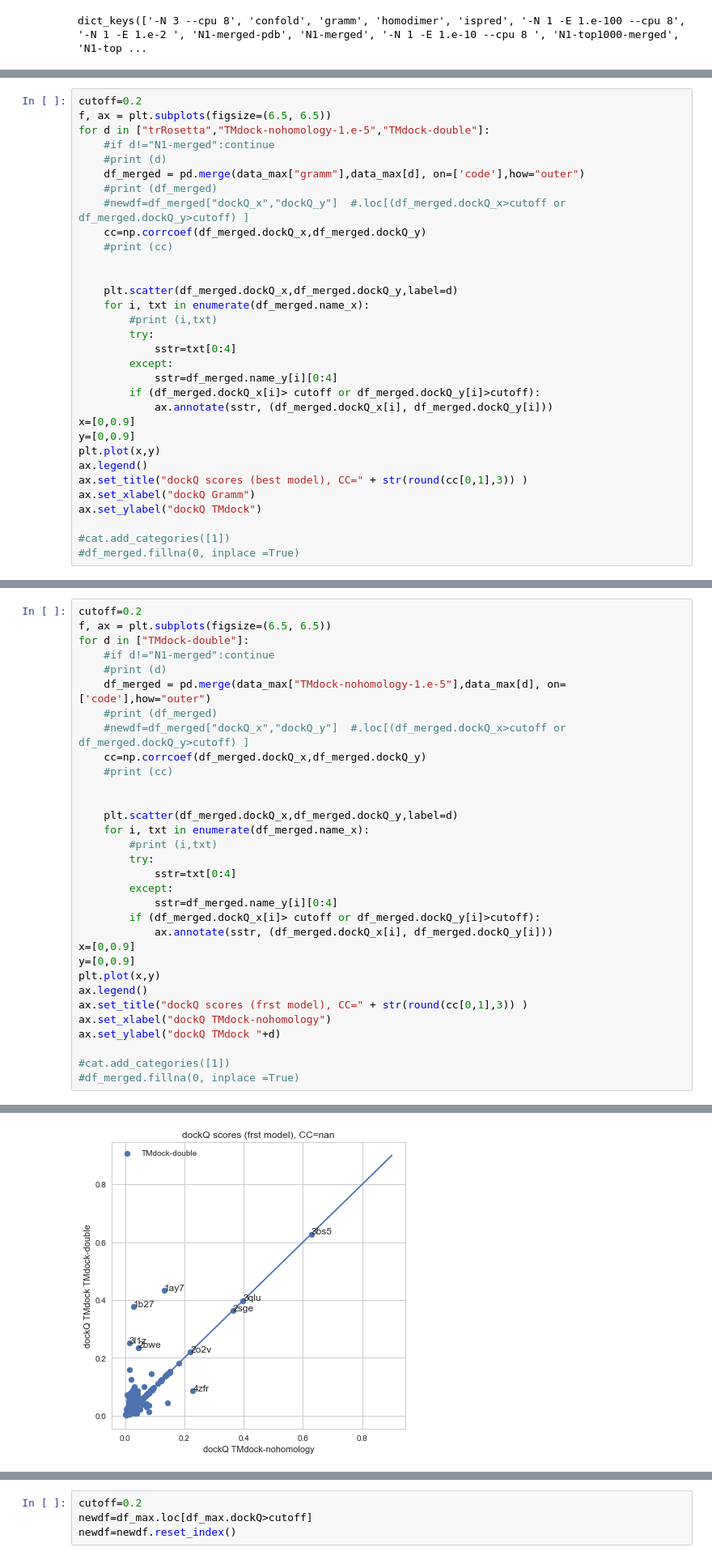
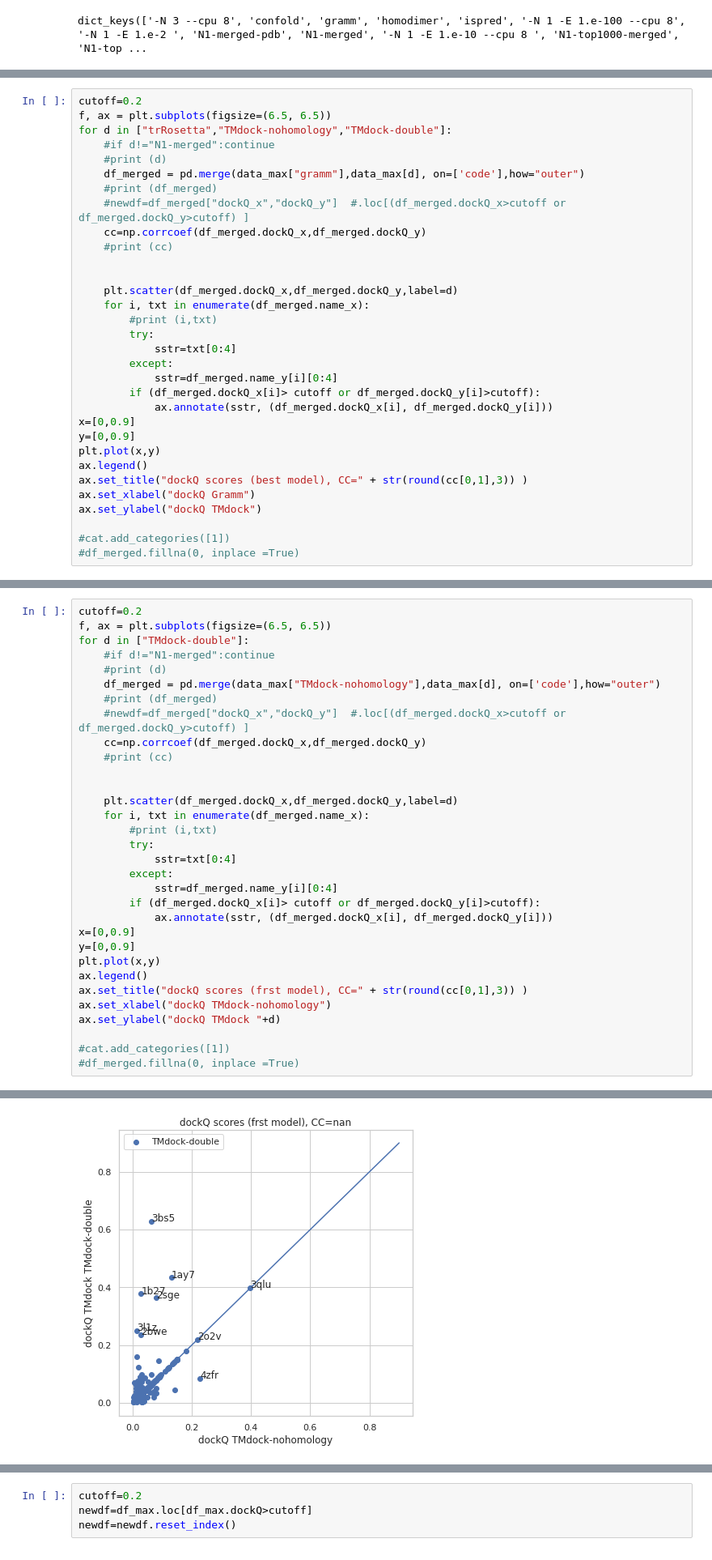
Before and after one commit to ElofssonLab/bioinfo-toolbox, a Jupyter notebook: trRosetta/csvplot.ipynb, the cells around one changed output, grey strips where cells are left out. Shown at 81% size. Cells and saved outputs as stored; diff of their text form.

```diff
--- a/trRosetta/csvplot.ipynb
+++ b/trRosetta/csvplot.ipynb
@@ -524,7 +540,7 @@ Text(17.200000000000003, 0.5, 'dockQ TMdock-nohomology')
 # %%
 cutoff=0.2
 f, ax = plt.subplots(figsize=(6.5, 6.5))
-for d in ["trRosetta","TMdock-nohomology-1.e-5","TMdock-double"]:
+for d in ["trRosetta","TMdock-nohomology","TMdock-double"]:
     #if d!="N1-merged":continue
     #print (d)
     df_merged = pd.merge(data_max["gramm"],data_max[d], on=['code'],how="outer")
@@ -632,35 +648,35 @@ f, ax = plt.subplots(figsize=(6.5, 6.5))
 for d in ["TMdock-double"]:
     #if d!="N1-merged":continue
     #print (d)
-    df_merged = pd.merge(data_max["TMdock-nohomology-1.e-5"],data_max[d], on=['code'],how="outer")
+    df_merged = pd.merge(data_max["TMdock-nohomology"],data_max[d], on=['code'],how="outer")
     #print (df_merged)
     #newdf=df_merged["dockQ_x","dockQ_y"]  #.loc[(df_merged.dockQ_x>cutoff or df_merged.dockQ_y>cutoff) ]
     cc=np.corrcoef(df_merged.dockQ_x,df_merged.dockQ_y)
     #print (cc)
 
 
     plt.scatter(df_merged.dockQ_x,df_merged.dockQ_y,label=d)
     for i, txt in enumerate(df_merged.name_x):
         #print (i,txt)
         try:
             sstr=txt[0:4]
         except:
             sstr=df_merged.name_y[i][0:4]
         if (df_merged.dockQ_x[i]> cutoff or df_merged.dockQ_y[i]>cutoff):
             ax.annotate(sstr, (df_merged.dockQ_x[i], df_merged.dockQ_y[i]))
 x=[0,0.9]
 y=[0,0.9]
 plt.plot(x,y)
 ax.legend()
 ax.set_title("dockQ scores (frst model), CC=" + str(round(cc[0,1],3)) )
 ax.set_xlabel("dockQ TMdock-nohomology")
 ax.set_ylabel("dockQ TMdock "+d)
 
 #cat.add_categories([1])
 #df_merged.fillna(0, inplace =True)
 # %% [output]
 Text(0, 0.5, 'dockQ TMdock TMdock-double')
-[figure, old version]
+[figure, new version]
 # %%
 cutoff=0.2
 f, ax = plt.subplots(figsize=(6.5, 6.5))
```
Also changed, not shown: parts of 35 cells of this notebook.
